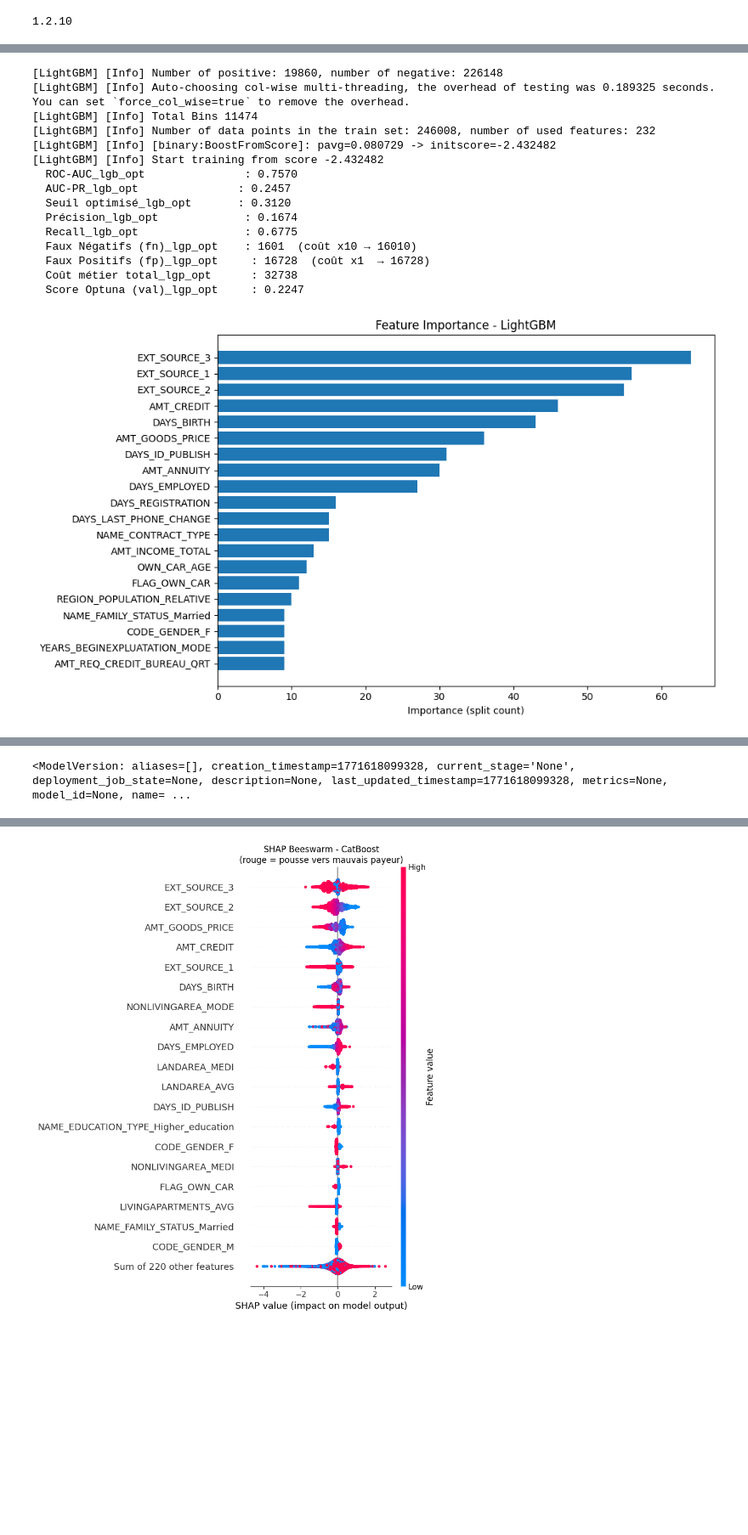
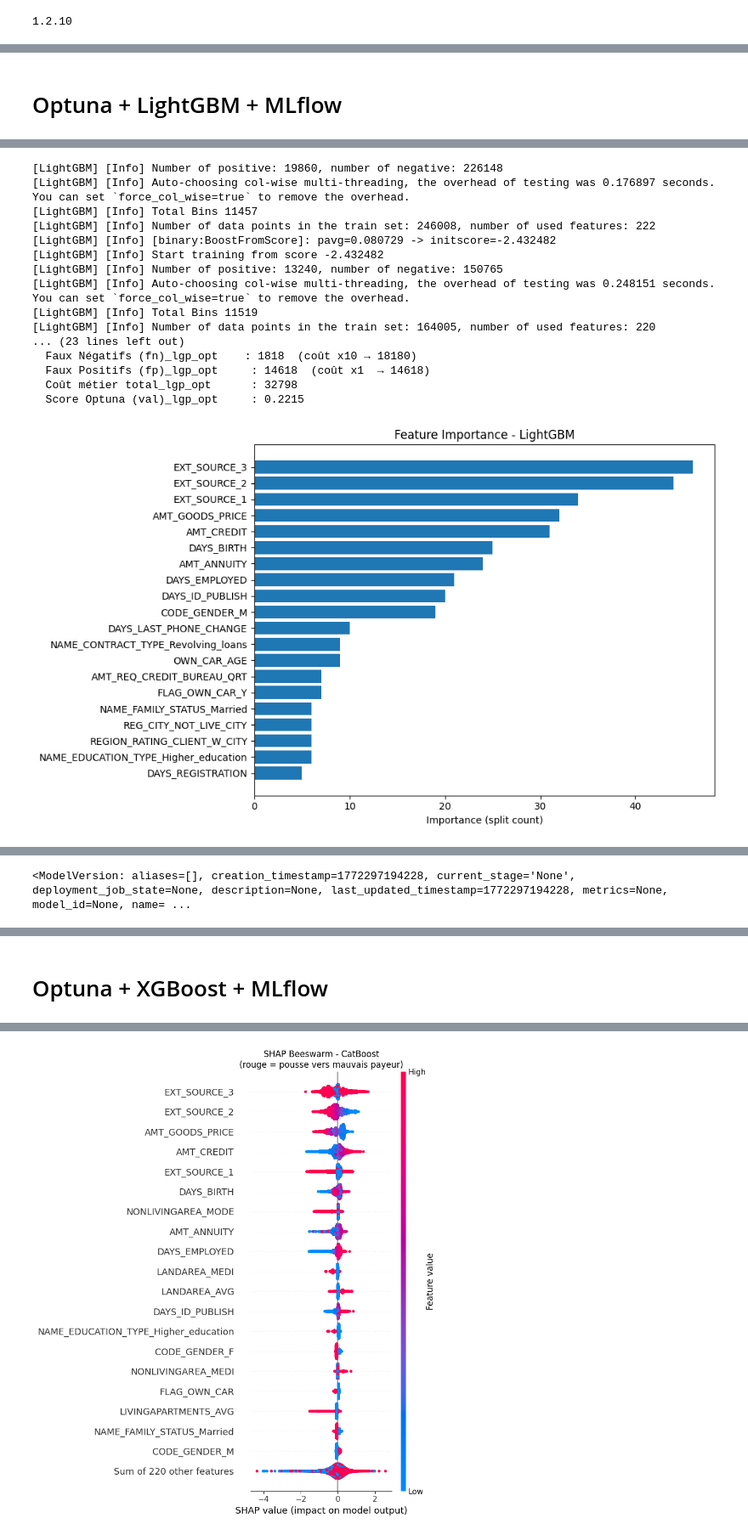
Before and after one commit to christophesallessacareau-boop/Initiez_vous_au_ML_Ops, a Jupyter notebook: main.ipynb, the cells around one changed output, grey strips where cells are left out. Shown at 85% size. Saved outputs shown, nothing was run; the diff lists cells and outputs as text; code cells hidden in the pictures; blank space fills up the shorter version.

```diff
--- a/main.ipynb
+++ b/main.ipynb
@@ -1049,7 +1041,8 @@ for name, score in sorted(results_auc_pr.items(), key=lambda x: x[1] if x[1] els
 # %%
 # Optuna et les hyperparametres des modeles LightGBM, XGBoost et CatBoost
+# %% [markdown]
+# Optuna + LightGBM + MLflow
 # %%
-# Optuna + LightGBM + MLflow
 
 def objective(trial):
 
@@ -1106,10 +1099,10 @@ def cost_scorer(y_true, y_pred):
 scorer_metier = make_scorer(cost_scorer)
 
 # TunedThresholdClassifierCV trouve le seuil optimal
-model_best = lgb.LGBMClassifier(**best_params, n_estimators=50)
+model_best_lgb = lgb.LGBMClassifier(**best_params, n_estimators=50)
 
 tuned_lgb = TunedThresholdClassifierCV(
-    estimator=model_best,
+    estimator=model_best_lgb,
     scoring=scorer_metier,    # coût métier
     cv=skf,
     refit=True                # réentraîne sur tout X_train avec le seuil trouvé
@@ -1120,7 +1113,7 @@ tuned_lgb.fit(X_train, y_train)
 best_threshold_lgb_opt = tuned_lgb.best_threshold_
 print(f"Seuil optimal trouvé : {best_threshold_lgb_opt:.4f}")
 
-y_val_proba = model_best.predict_proba(X_val)[:, 1]
+y_val_proba = tuned_lgb.predict_proba(X_val)[:, 1]
 y_val_pred = tuned_lgb.predict(X_val)  # seuil appliqué automatiquement
 
 # Métriques métier sur le SET DE VALIDATION
@@ -1254,17 +1247,18 @@ mlflow.register_model(
 [LightGBM] [Info] Number of positive: 19860, number of negative: 226148
-[LightGBM] [Info] Auto-choosing col-wise multi-threading, the overhead of testing was 0.189325 seconds.
+[LightGBM] [Info] Auto-choosing col-wise multi-threading, the overhead of testing was 0.176897 seconds.
 You can set `force_col_wise=true` to remove the overhead.
-[LightGBM] [Info] Total Bins 11474
-[LightGBM] [Info] Number of data points in the train set: 246008, number of used features: 232
+[LightGBM] [Info] Total Bins 11457
+[LightGBM] [Info] Number of data points in the train set: 246008, number of used features: 222
 [LightGBM] [Info] [binary:BoostFromScore]: pavg=0.080729 -> initscore=-2.432482
 [LightGBM] [Info] Start training from score -2.432482
-  ROC-AUC_lgb_opt               : 0.7570
-  AUC-PR_lgb_opt               : 0.2457
-  Seuil optimisé_lgb_opt       : 0.3120
-  Précision_lgb_opt             : 0.1674
-  Recall_lgb_opt                : 0.6775
-  Faux Négatifs (fn)_lgp_opt    : 1601  (coût x10 → 16010)
-  Faux Positifs (fp)_lgp_opt     : 16728  (coût x1  → 16728)
-  Coût métier total_lgp_opt      : 32738
-  Score Optuna (val)_lgp_opt     : 0.2247
+[LightGBM] [Info] Number of positive: 13240, number of negative: 150765
+[LightGBM] [Info] Auto-choosing col-wise multi-threading, the overhead of testing was 0.248151 seconds.
+You can set `force_col_wise=true` to remove the overhead.
+[LightGBM] [Info] Total Bins 11519
+[LightGBM] [Info] Number of data points in the train set: 164005, number of used features: 220
+... (23 lines left out)
+  Faux Négatifs (fn)_lgp_opt    : 1818  (coût x10 → 18180)
+  Faux Positifs (fp)_lgp_opt     : 14618  (coût x1  → 14618)
+  Coût métier total_lgp_opt      : 32798
+  Score Optuna (val)_lgp_opt     : 0.2215
-[figure, old version]
+[figure, new version]
@@ -1277 +1270 @@ Created version '1' of model 'LightGBM_Optuna_Optimized'.
-<ModelVersion: aliases=[], creation_timestamp=1771618099328, current_stage='None', deployment_job_state=None, description=None, last_updated_timestamp=1771618099328, metrics=None, model_id=None, name= ...
+<ModelVersion: aliases=[], creation_timestamp=1772297194228, current_stage='None', deployment_job_state=None, description=None, last_updated_timestamp=1772297194228, metrics=None, model_id=None, name= ...
@@ -1280 +1273,3 @@ Created version '1' of model 'LightGBM_Optuna_Optimized'.
+# %% [markdown]
+# Optuna + XGBoost + MLflow
 # %%
```
Also changed, not shown: parts of 108 cells of this notebook.
